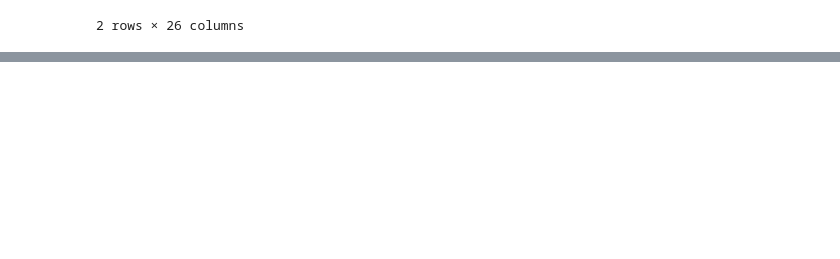
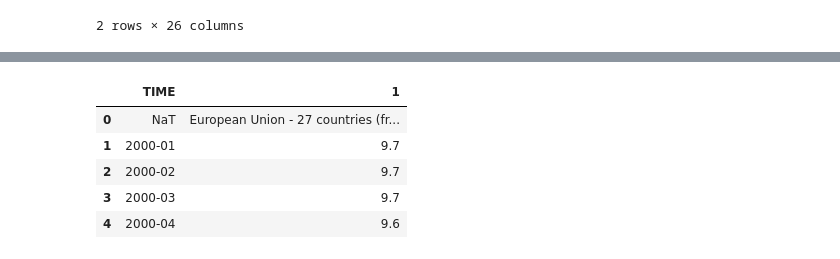
Before and after one commit to NathaFerrari/dataviz_project, a Jupyter notebook: assets/dataviz/scripts/MergeSwitzerlandEconomicsIndex.ipynb, the cells around one changed output, grey strips where cells are left out. Saved outputs shown, nothing was run; the diff lists cells and outputs as text; code cells hidden in the pictures; blank space fills up the shorter version.

```diff
--- a/assets/dataviz/scripts/MergeSwitzerlandEconomicsIndex.ipynb
+++ b/assets/dataviz/scripts/MergeSwitzerlandEconomicsIndex.ipynb
@@ -286,0 +359,22 @@ df_gdp_eu.to_csv("../DataSets/gdp_eu_pulito.csv")
+# %%
+eu = df_unemp_eu.copy()
+eu.columns = eu.columns.astype(str).str.strip()
+
+eu_long = (
+    eu.T
+      .rename_axis("TIME")     # <-- questo garantisce la colonna TIME
+      .reset_index()
+)
+
+if 0 in eu_long.columns:
+    eu_long = eu_long.rename(columns={0: "EU_unemp"})
+
+eu_long["TIME"] = pd.to_datetime(eu_long["TIME"], format="%Y-%m", errors="coerce").dt.to_period("M")
+eu_long.head()
+# %% [output]
+|  | TIME | 1 |
+| 0 | NaT | European Union - 27 countries (fr... |
+| 1 | 2000-01 | 9.7 |
+| 2 | 2000-02 | 9.7 |
+| 3 | 2000-03 | 9.7 |
+| 4 | 2000-04 | 9.6 |
```
Also changed, not shown: parts of 6 cells of this notebook, 4 other files.
